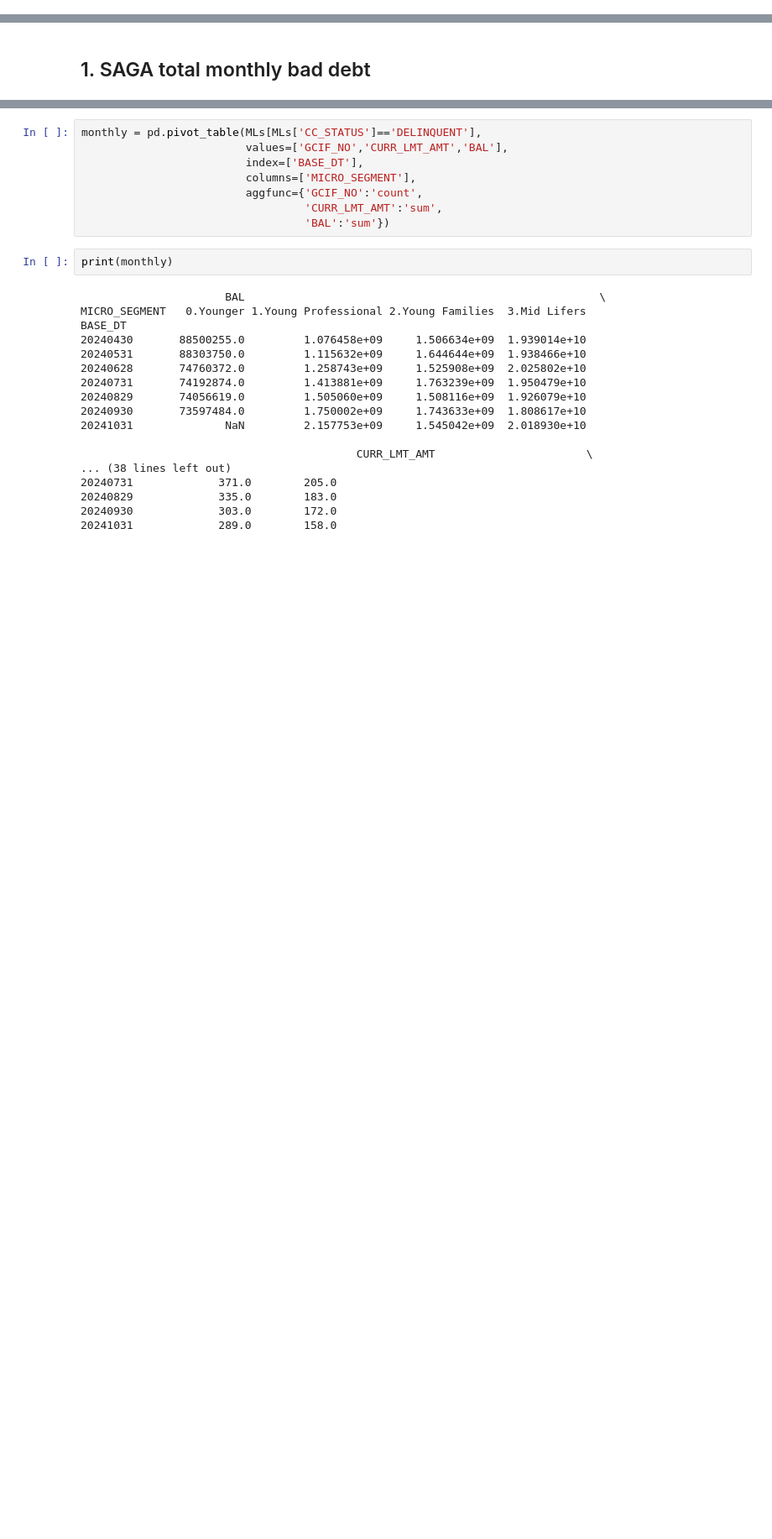
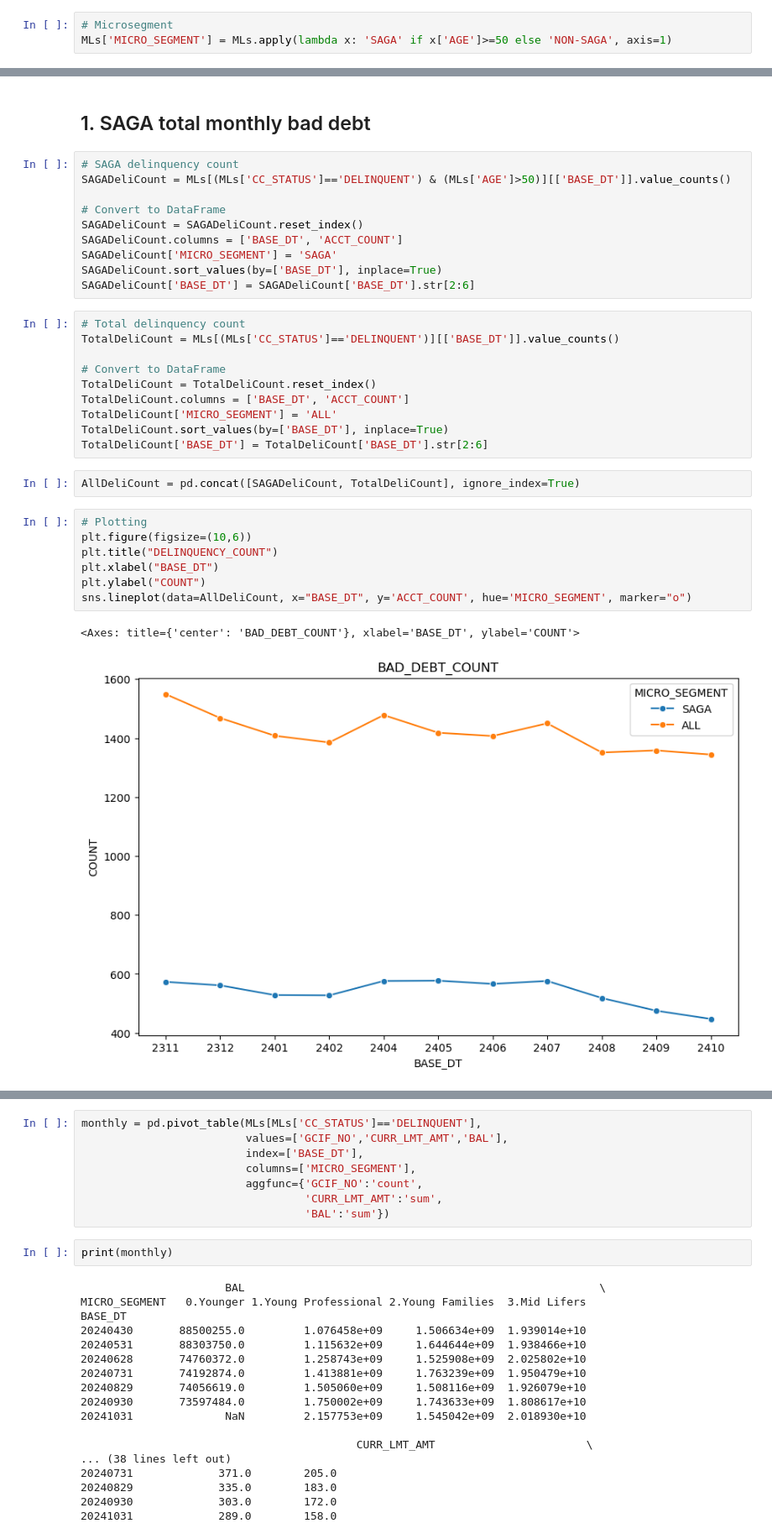
Before and after one commit to Sinxisx/Credit-Card-Analysis, a Jupyter notebook: Scratch.ipynb, the cells around one changed output, grey strips where cells are left out. Shown: that part at 84% size. Cells and saved outputs as stored; diff of their text form; blank space fills up the shorter version.

Commit message:
Visualizing monthly bad debt portion

```diff
--- a/Scratch.ipynb
+++ b/Scratch.ipynb
@@ -140,4 +158,7 @@ Index(['BASE_DT', 'AGREE_ID', 'GCIF_NO', 'CIF_NO', 'NOTE_NO', 'PRD_TP',
       dtype='object')
 # %%
 MLs = MLs.loc[:, ~MLs.columns.duplicated()].copy()
+# %%
+# Microsegment
+MLs['MICRO_SEGMENT'] = MLs.apply(lambda x: 'SAGA' if x['AGE']>=50 else 'NON-SAGA', axis=1)
 # %%
@@ -166,2 +166,34 @@ Name: count, dtype: int64
 # %% [markdown]
 ## 1. SAGA total monthly bad debt
+# %%
+# SAGA delinquency count
+SAGADeliCount = MLs[(MLs['CC_STATUS']=='DELINQUENT') & (MLs['AGE']>50)][['BASE_DT']].value_counts()
+
+# Convert to DataFrame
+SAGADeliCount = SAGADeliCount.reset_index()
+SAGADeliCount.columns = ['BASE_DT', 'ACCT_COUNT']
+SAGADeliCount['MICRO_SEGMENT'] = 'SAGA'
+SAGADeliCount.sort_values(by=['BASE_DT'], inplace=True)
+SAGADeliCount['BASE_DT'] = SAGADeliCount['BASE_DT'].str[2:6]
+# %%
+# Total delinquency count
+TotalDeliCount = MLs[(MLs['CC_STATUS']=='DELINQUENT')][['BASE_DT']].value_counts()
+
+# Convert to DataFrame
+TotalDeliCount = TotalDeliCount.reset_index()
+TotalDeliCount.columns = ['BASE_DT', 'ACCT_COUNT']
+TotalDeliCount['MICRO_SEGMENT'] = 'ALL'
+TotalDeliCount.sort_values(by=['BASE_DT'], inplace=True)
+TotalDeliCount['BASE_DT'] = TotalDeliCount['BASE_DT'].str[2:6]
+# %%
+AllDeliCount = pd.concat([SAGADeliCount, TotalDeliCount], ignore_index=True)
+# %%
+# Plotting
+plt.figure(figsize=(10,6))
+plt.title("DELINQUENCY_COUNT")
+plt.xlabel("BASE_DT")
+plt.ylabel("COUNT")
+sns.lineplot(data=AllDeliCount, x="BASE_DT", y='ACCT_COUNT', hue='MICRO_SEGMENT', marker="o")
+# %% [output]
+<Axes: title={'center': 'BAD_DEBT_COUNT'}, xlabel='BASE_DT', ylabel='COUNT'>
+[figure, added]
```
Also changed, not shown: parts of 18 cells of this notebook, 2 other files.
